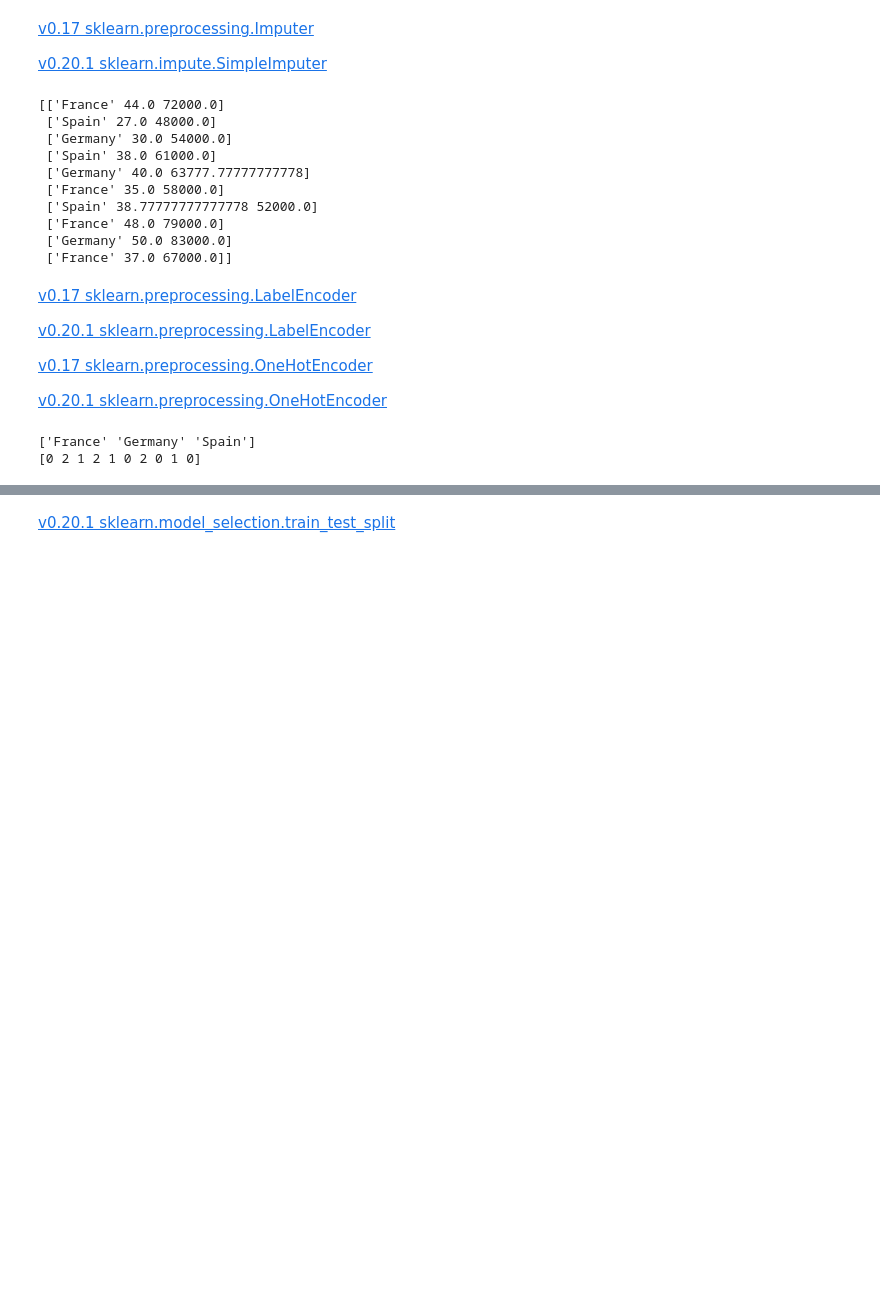
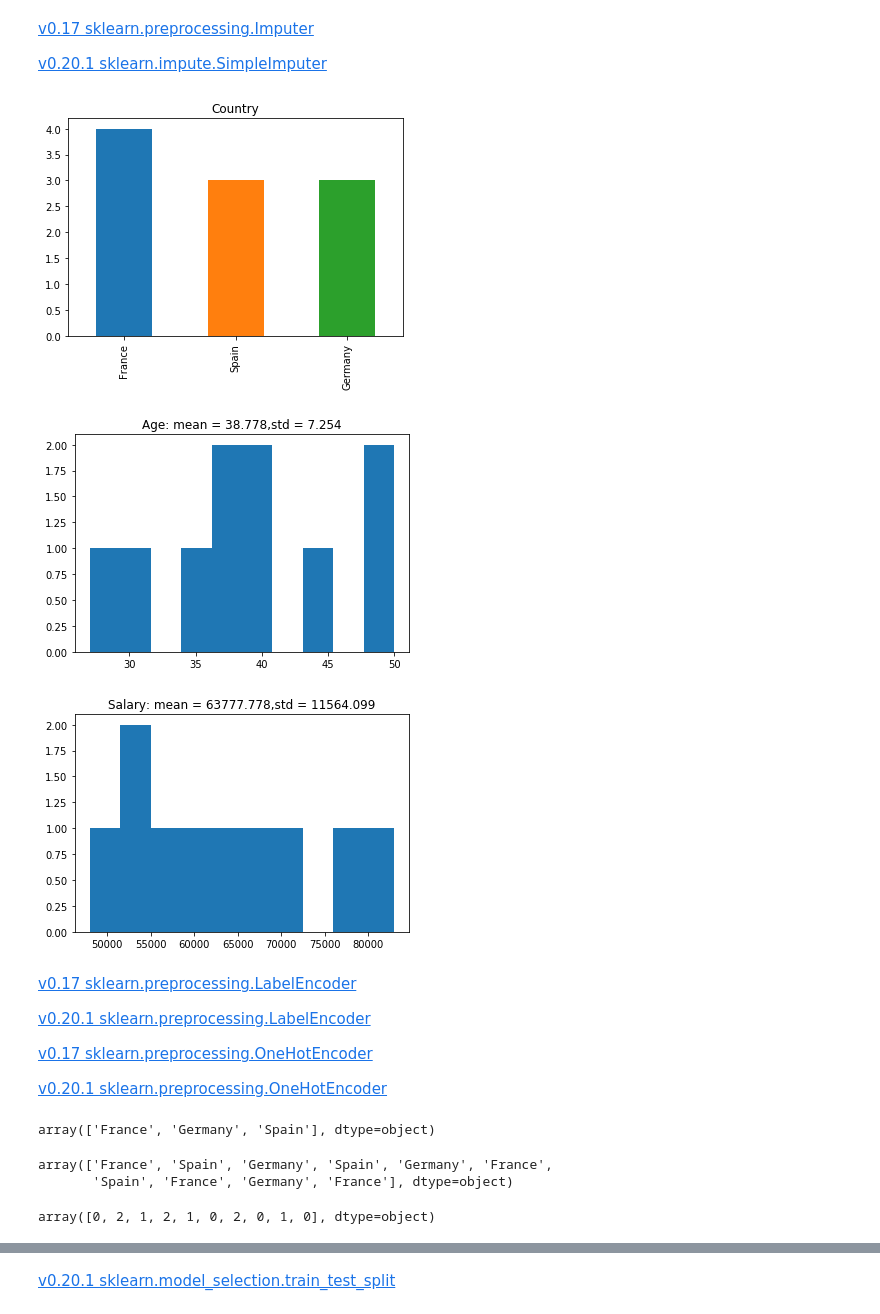
Before and after one commit to MilesWangSeven/100-Days-Of-ML-Code, a Jupyter notebook: code/Day 1_Data_Preprocessing.ipynb, the cells around one changed output, grey strips where cells are left out. Drawn from its saved outputs; the diff is of its cells as text; code cells hidden in the pictures; blank space fills up the shorter version.

```diff
--- a/code/Day 1_Data_Preprocessing.ipynb
+++ b/code/Day 1_Data_Preprocessing.ipynb
@@ -37,21 +105,15 @@ X.shape = (10, 3)
 [v0.20.1 sklearn.impute.SimpleImputer](https://scikit-learn.org/stable/modules/generated/sklearn.impute.SimpleImputer.html)
 # %%
 from sklearn.preprocessing import Imputer
+X_done = X_raw
 imputer = Imputer(missing_values = 'NaN', strategy = 'mean', axis = 0)
-imputer = imputer.fit(X[ : , 1:3])
-X[ : , 1:3] = imputer.transform(X[ : , 1:3])
-print(X)
+imputer = imputer.fit(X_raw.iloc[: ,1:3])
+X_done.iloc[: ,1:3] = imputer.transform(X_raw.iloc[: ,1:3])
+plt_data(X_done)
 # %% [output]
-[['France' 44.0 72000.0]
- ['Spain' 27.0 48000.0]
- ['Germany' 30.0 54000.0]
- ['Spain' 38.0 61000.0]
- ['Germany' 40.0 63777.77777777778]
- ['France' 35.0 58000.0]
- ['Spain' 38.77777777777778 52000.0]
- ['France' 48.0 79000.0]
- ['Germany' 50.0 83000.0]
- ['France' 37.0 67000.0]]
+[figure, added]
+[figure, added]
+[figure, added]
 # %% [markdown]
 [v0.17 sklearn.preprocessing.LabelEncoder](http://lijiancheng0614.github.io/scikit-learn/modules/generated/sklearn.preprocessing.LabelEncoder.html)
 
@@ -62,12 +124,17 @@ print(X)
 [v0.20.1 sklearn.preprocessing.OneHotEncoder](https://scikit-learn.org/stable/modules/generated/sklearn.preprocessing.OneHotEncoder.html)
 # %%
 from sklearn.preprocessing import LabelEncoder, OneHotEncoder
-labelencoder_X = LabelEncoder()
-print(np.unique(X[: , 0]))
-X[ : , 0] = labelencoder_X.fit_transform(X[ : , 0])
-print(X[ : , 0])
+X_np = X_done.values
+labelencoder = LabelEncoder()
+X_np[ : , 0] = labelencoder.fit_transform(X_np[ : , 0])
+
+display(np.unique(X_done.iloc[: , 0]))
+display(X_done.iloc[ : , 0].values)
+display(X_np[ : , 0])
 # %% [output]
-['France' 'Germany' 'Spain']
-[0 2 1 2 1 0 2 0 1 0]
+array(['France', 'Germany', 'Spain'], dtype=object)
+array(['France', 'Spain', 'Germany', 'Spain', 'Germany', 'France',
+       'Spain', 'France', 'Germany', 'France'], dtype=object)
+array([0, 2, 1, 2, 1, 0, 2, 0, 1, 0], dtype=object)
 # %%
 onehotencoder = OneHotEncoder(categorical_features = [0])
```
Also changed, not shown: parts of 17 cells of this notebook.
